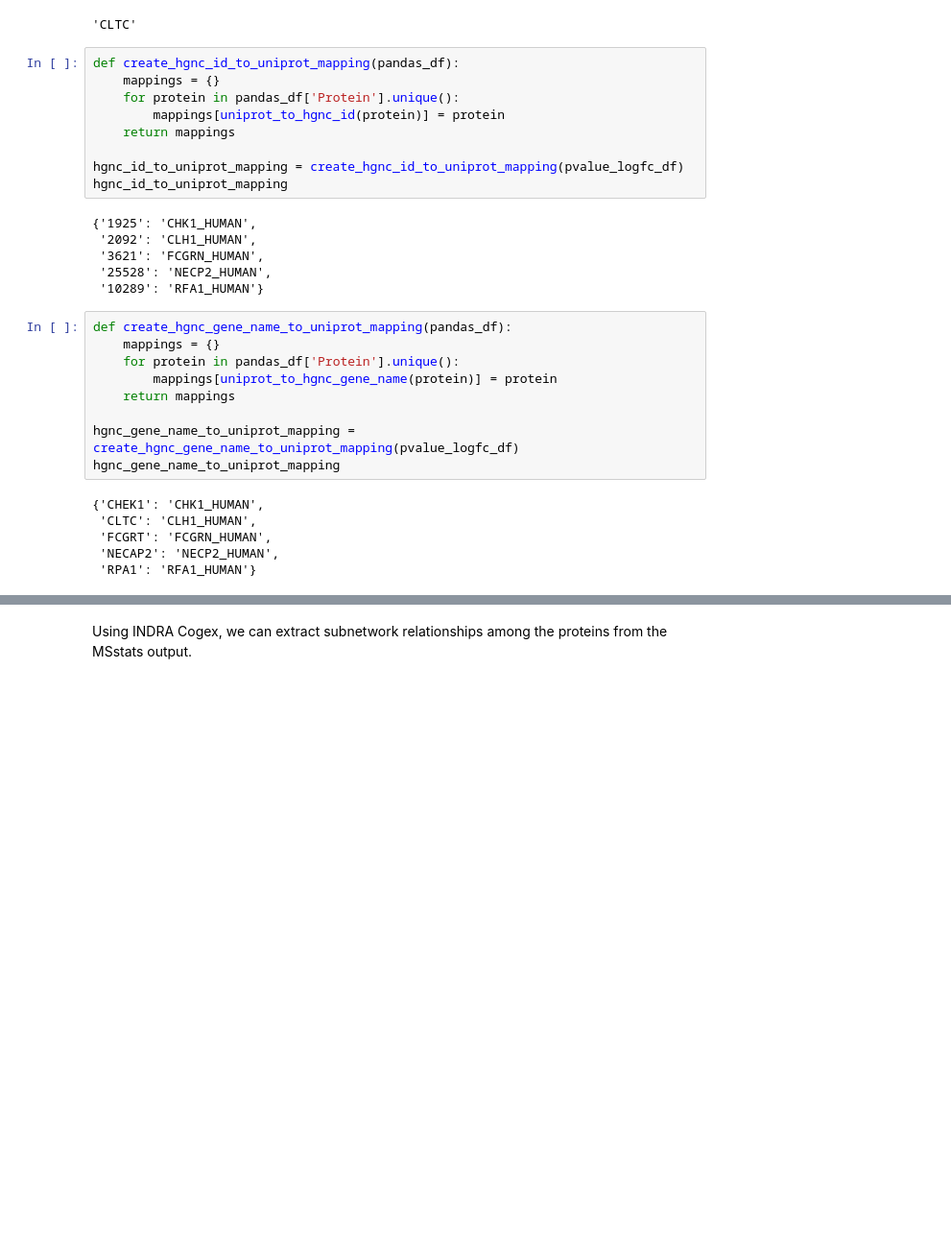
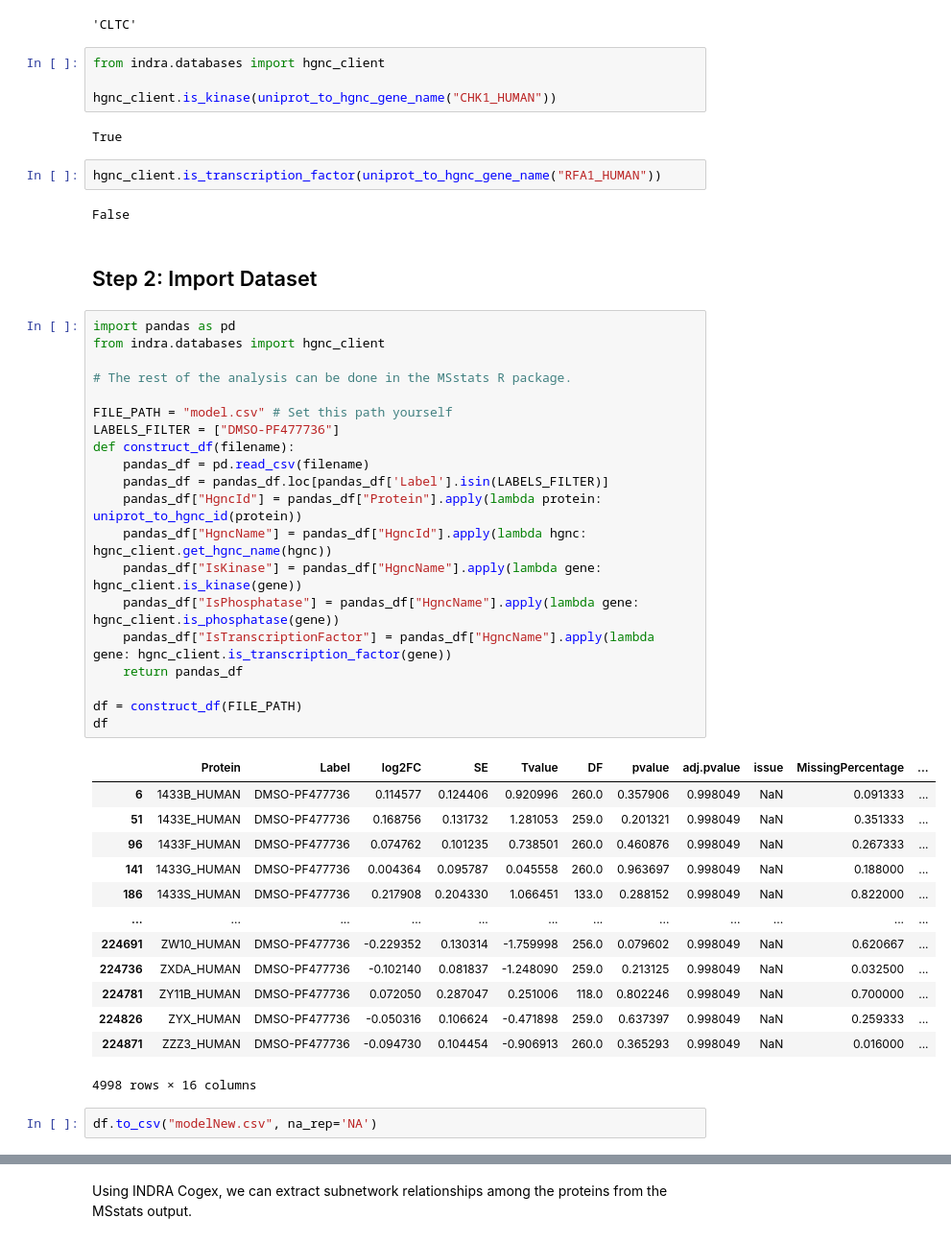
Before and after one commit to gyorilab/indra_may_institute, a Jupyter notebook: drug-demo.ipynb, the cells around one changed output, grey strips where cells are left out. Shown at 96% size. Saved outputs shown, nothing was run; the diff lists cells and outputs as text; blank space fills up the shorter version.

Commit message:
add is TF, is phosphasite, is kinase information

```diff
--- a/drug-demo.ipynb
+++ b/drug-demo.ipynb
@@ -77,33 +42,51 @@ def uniprot_to_hgnc_gene_name(uniprot_mnemonic):
 uniprot_to_hgnc_gene_name("CLH1_HUMAN")
 # %% [output]
 'CLTC'
-# %%
-def create_hgnc_id_to_uniprot_mapping(pandas_df):
-    mappings = {}
-    for protein in pandas_df['Protein'].unique():
-        mappings[uniprot_to_hgnc_id(protein)] = protein
-    return mappings
-
-hgnc_id_to_uniprot_mapping = create_hgnc_id_to_uniprot_mapping(pvalue_logfc_df)
-hgnc_id_to_uniprot_mapping
-# %% [output]
-{'1925': 'CHK1_HUMAN',
- '2092': 'CLH1_HUMAN',
- '3621': 'FCGRN_HUMAN',
- '25528': 'NECP2_HUMAN',
- '10289': 'RFA1_HUMAN'}
-# %%
-def create_hgnc_gene_name_to_uniprot_mapping(pandas_df):
-    mappings = {}
-    for protein in pandas_df['Protein'].unique():
-        mappings[uniprot_to_hgnc_gene_name(protein)] = protein
-    return mappings
-
-hgnc_gene_name_to_uniprot_mapping = create_hgnc_gene_name_to_uniprot_mapping(pvalue_logfc_df)
-hgnc_gene_name_to_uniprot_mapping
-# %% [output]
-{'CHEK1': 'CHK1_HUMAN',
- 'CLTC': 'CLH1_HUMAN',
- 'FCGRT': 'FCGRN_HUMAN',
- 'NECAP2': 'NECP2_HUMAN',
- 'RPA1': 'RFA1_HUMAN'}
+# %%
+from indra.databases import hgnc_client
+
+hgnc_client.is_kinase(uniprot_to_hgnc_gene_name("CHK1_HUMAN"))
+# %% [output]
+True
+# %%
+hgnc_client.is_transcription_factor(uniprot_to_hgnc_gene_name("RFA1_HUMAN"))
+# %% [output]
+False
+# %% [markdown]
+## Step 2: Import Dataset
+# %%
+import pandas as pd
+from indra.databases import hgnc_client
+
+# The rest of the analysis can be done in the MSstats R package.
+
+FILE_PATH = "model.csv" # Set this path yourself
+LABELS_FILTER = ["DMSO-PF477736"]
+def construct_df(filename):
+    pandas_df = pd.read_csv(filename)
+    pandas_df = pandas_df.loc[pandas_df['Label'].isin(LABELS_FILTER)]
+    pandas_df["HgncId"] = pandas_df["Protein"].apply(lambda protein: uniprot_to_hgnc_id(protein))
+    pandas_df["HgncName"] = pandas_df["HgncId"].apply(lambda hgnc: hgnc_client.get_hgnc_name(hgnc))
+    pandas_df["IsKinase"] = pandas_df["HgncName"].apply(lambda gene: hgnc_client.is_kinase(gene))
+    pandas_df["IsPhosphatase"] = pandas_df["HgncName"].apply(lambda gene: hgnc_client.is_phosphatase(gene))
+    pandas_df["IsTranscriptionFactor"] = pandas_df["HgncName"].apply(lambda gene: hgnc_client.is_transcription_factor(gene))
+    return pandas_df
+
+df = construct_df(FILE_PATH)
+df
+# %% [output]
+|  | Protein | Label | log2FC | SE | Tvalue | DF | pvalue | adj.pvalue | issue | MissingPercentage | ... |
+| 6 | 1433B_HUMAN | DMSO-PF477736 | 0.114577 | 0.124406 | 0.920996 | 260.0 | 0.357906 | 0.998049 | NaN | 0.091333 | ... |
+| 51 | 1433E_HUMAN | DMSO-PF477736 | 0.168756 | 0.131732 | 1.281053 | 259.0 | 0.201321 | 0.998049 | NaN | 0.351333 | ... |
+| 96 | 1433F_HUMAN | DMSO-PF477736 | 0.074762 | 0.101235 | 0.738501 | 260.0 | 0.460876 | 0.998049 | NaN | 0.267333 | ... |
+| 141 | 1433G_HUMAN | DMSO-PF477736 | 0.004364 | 0.095787 | 0.045558 | 260.0 | 0.963697 | 0.998049 | NaN | 0.188000 | ... |
+| 186 | 1433S_HUMAN | DMSO-PF477736 | 0.217908 | 0.204330 | 1.066451 | 133.0 | 0.288152 | 0.998049 | NaN | 0.822000 | ... |
+| ... | ... | ... | ... | ... | ... | ... | ... | ... | ... | ... | ... |
+| 224691 | ZW10_HUMAN | DMSO-PF477736 | -0.229352 | 0.130314 | -1.759998 | 256.0 | 0.079602 | 0.998049 | NaN | 0.620667 | ... |
+| 224736 | ZXDA_HUMAN | DMSO-PF477736 | -0.102140 | 0.081837 | -1.248090 | 259.0 | 0.213125 | 0.998049 | NaN | 0.032500 | ... |
+| 224781 | ZY11B_HUMAN | DMSO-PF477736 | 0.072050 | 0.287047 | 0.251006 | 118.0 | 0.802246 | 0.998049 | NaN | 0.700000 | ... |
+| 224826 | ZYX_HUMAN | DMSO-PF477736 | -0.050316 | 0.106624 | -0.471898 | 259.0 | 0.637397 | 0.998049 | NaN | 0.259333 | ... |
+| 224871 | ZZZ3_HUMAN | DMSO-PF477736 | -0.094730 | 0.104454 | -0.906913 | 260.0 | 0.365293 | 0.998049 | NaN | 0.016000 | ... |
+4998 rows × 16 columns
+# %%
+df.to_csv("modelNew.csv", na_rep='NA')
```
Also changed, not shown: parts of 11 cells of this notebook.
